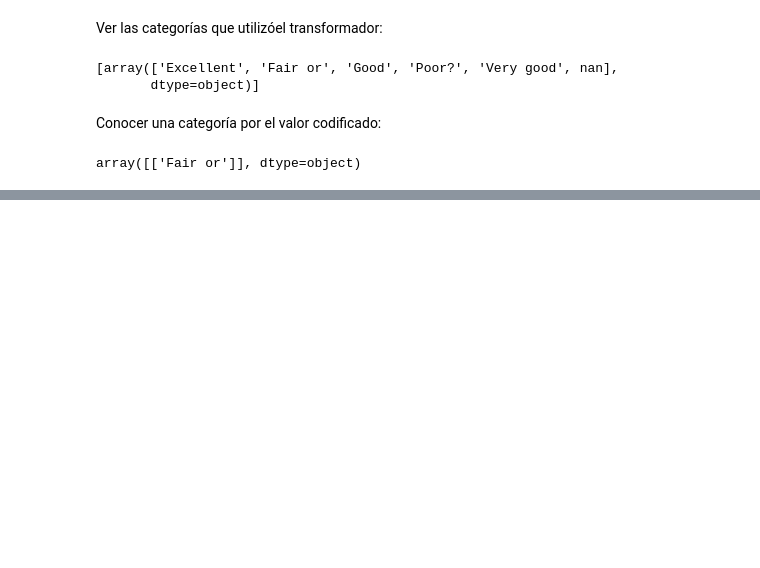
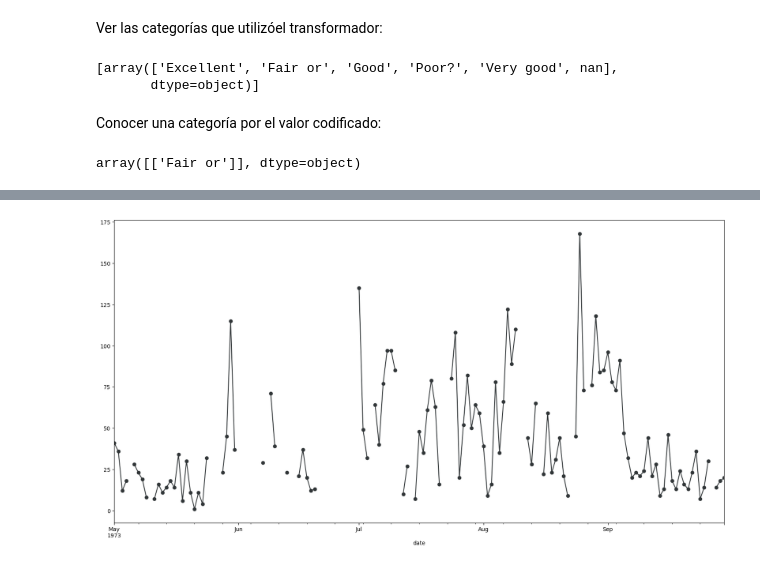
Before and after one commit to pahoalapizco/exploration_missing_values, a Jupyter notebook: notebooks/2.2-Imputation_missing_values-analysis.ipynb, the cells around one changed output, grey strips where cells are left out. Saved outputs shown, nothing was run; the diff lists cells and outputs as text; code cells hidden in the pictures; blank space fills up the shorter version.

```diff
--- a/notebooks/2.2-Imputation_missing_values-analysis.ipynb
+++ b/notebooks/2.2-Imputation_missing_values-analysis.ipynb
@@ -248,0 +266,15 @@ array([['Fair or']], dtype=object)
+# %%
+airquality_df = (
+  sm.datasets.get_rdataset("airquality")
+  .data
+  .clean_names(
+    case_type="snake",
+  )
+  .add_column("year", 1973)
+  .assign(
+    date = lambda df: pd.to_datetime(df[["year", "month", "day"]])
+  )
+  .sort_values(by="date")
+  .set_index("date")
+)
+airquality_df
@@ -248,0 +296,14 @@ array([['Fair or']], dtype=object)
+# %%
+plt.figure(figsize=(20,10))
+(
+  airquality_df
+  .select_columns("ozone")
+  .pipe(
+    lambda df: (
+      df["ozone"].plot(color="#313638", marker="o")
+    )
+  )
+)
+plt.show()
+# %% [output]
+[figure, added]
```
Also changed, not shown: parts of 15 cells of this notebook.
